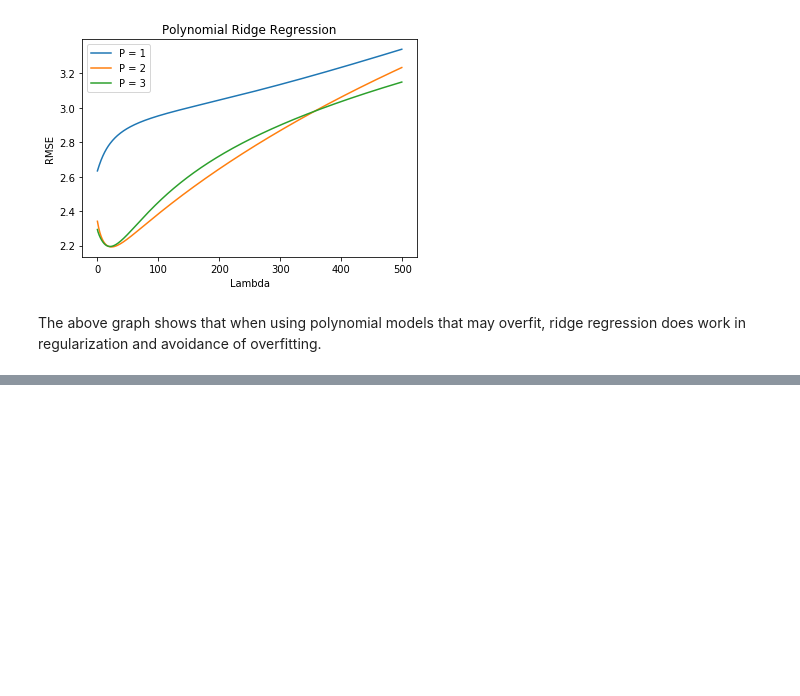
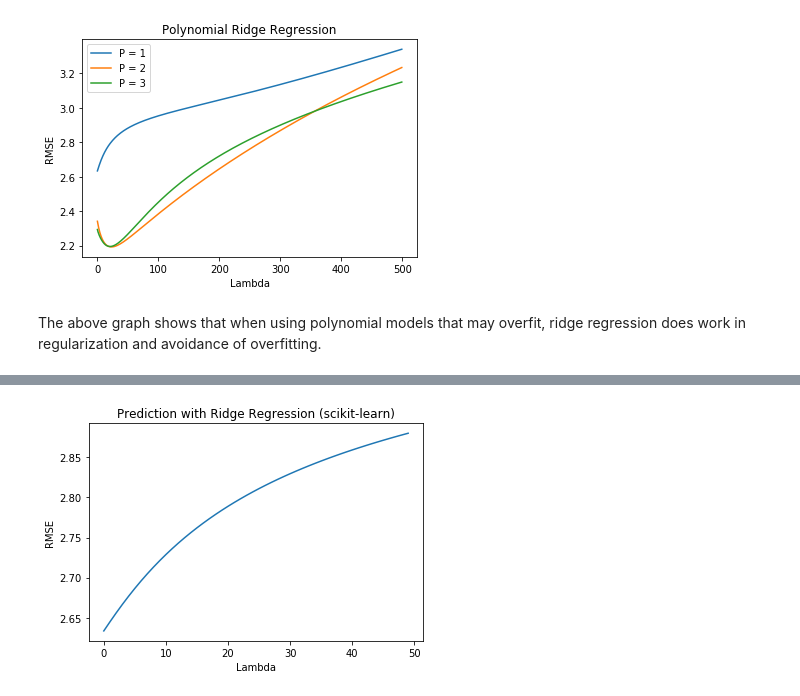
Before and after one commit to Alokik-Mishra/MachineLearning-Python, a Jupyter notebook: P1/Assignment1.ipynb, the cells around one changed output, grey strips where cells are left out. Drawn from its saved outputs; the diff is of its cells as text; code cells hidden in the pictures; blank space fills up the shorter version.

```diff
--- a/P1/Assignment1.ipynb
+++ b/P1/Assignment1.ipynb
@@ -100,0 +128,17 @@ The above graph shows that when using polynomial models that may overfit, ridge
+# %%
+RMSE_sk = []
+Lambda_sk = []
+for i in range(50):
+    model = Ridge(i)
+    model.fit(X_train, Y_train)
+    y_hat = model.predict(X_test)
+    RMSE_sk.append(np.sqrt(mean_squared_error(Y_test, y_hat)))
+    Lambda_sk.append(i)
+# %%
+plt.plot(Lambda_sk, RMSE_sk)
+plt.xlabel("Lambda")
+plt.ylabel("RMSE")
+plt.title("Prediction with Ridge Regression (scikit-learn)")
+plt.show()
+# %% [output]
+[figure, added]
```
Also changed, not shown: parts of 9 cells of this notebook.
